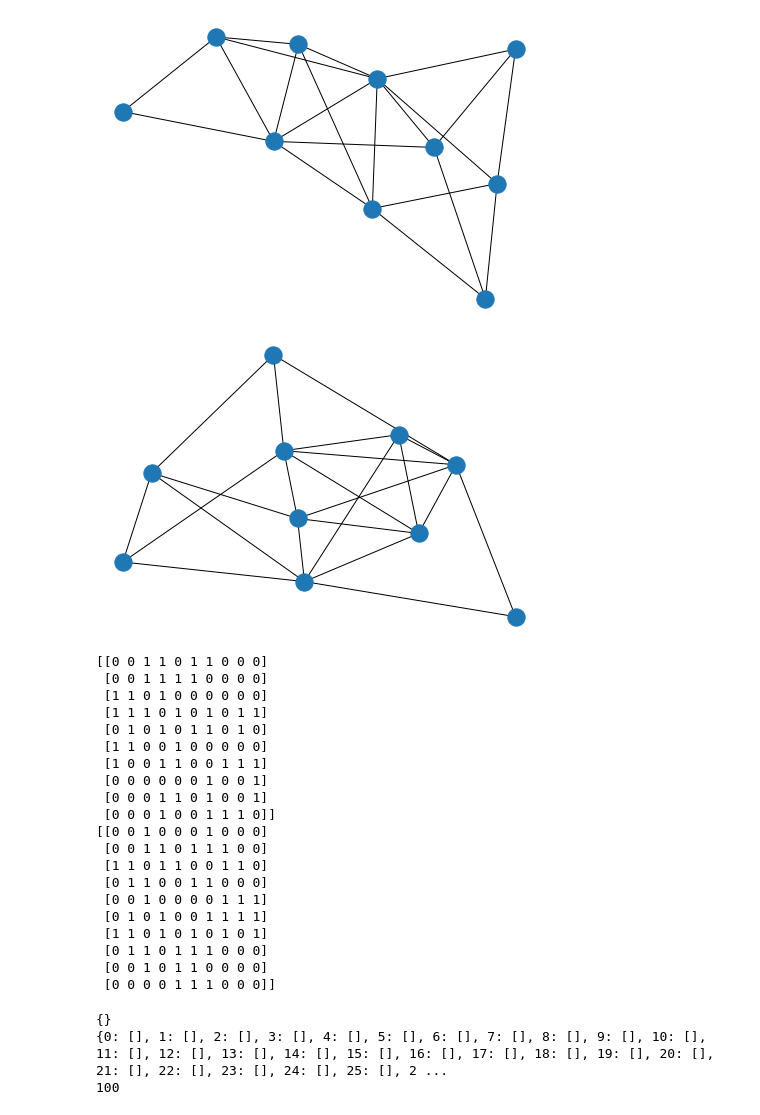
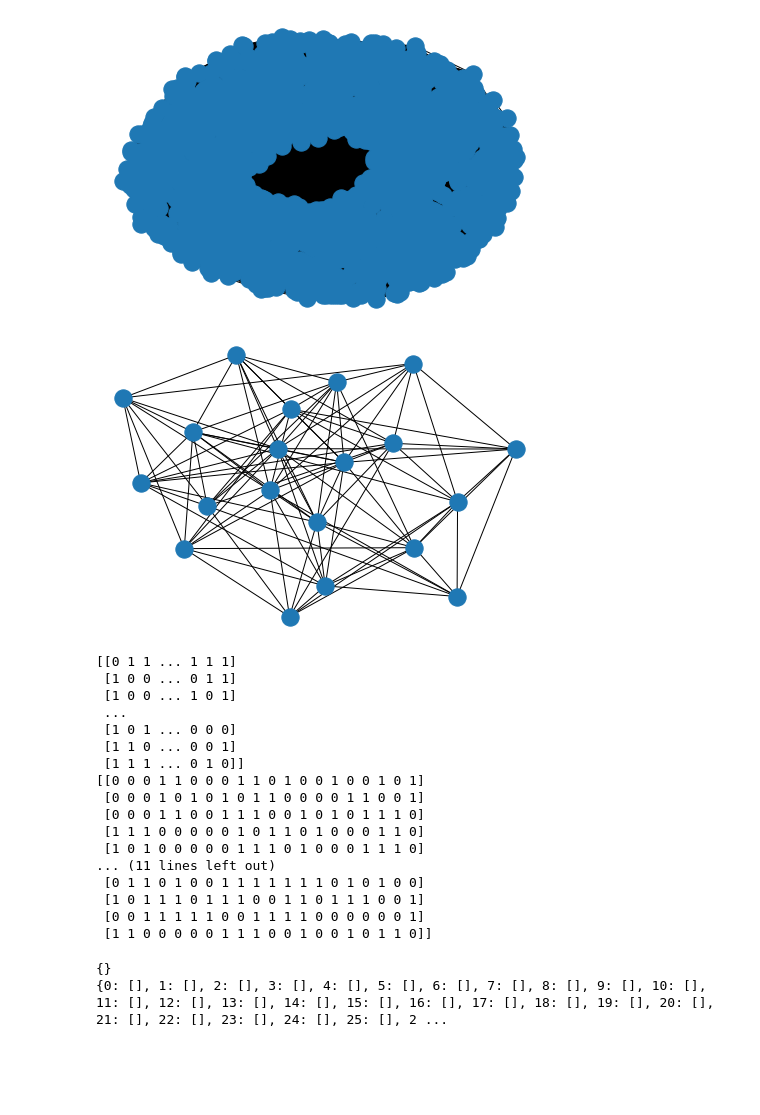
Before and after one commit to rajeshkpandey/AWESOME-FER, a Jupyter notebook: Epidemics_ABM.ipynb, the cells around one changed output. Drawn from its saved outputs; the diff is of its cells as text; code cells hidden in the pictures; blank space fills up the shorter version.

```diff
--- a/Epidemics_ABM.ipynb
+++ b/Epidemics_ABM.ipynb
@@ -3,36 +3,36 @@
 # %%
 #Erdos-Renyi Graph in Networkx
 import random
 import copy
 from networkx import nx
 import matplotlib.pyplot as plt
 
-N = 10  # 400 Indian Cities
-K = 100  # 400000 Agents(people under influence)
+N = 2000  # 400 Indian Cities
+K = 500000  # 400000 Agents(people under influence)
 #M = 30  # 30 Edges
-NN = 10 # 40 nodes contact network of Cities
+NN = 20 # 40 nodes contact network of Cities
 
 
 #Graph = nx.gnm_random_graph(N, M)
 
 P = .5 #Probabibilty for Node Connection in random graph
 PP = .5
 Graph = nx.erdos_renyi_graph(N,P) # Use Networkx to generate a random graph of N nodes being connected with probability P.
 GraphN = nx.erdos_renyi_graph(NN,PP)
 
 
 # some network properties
 #print("the adjacency list")
 #for line in nx.generate_adjlist(Graph):
 #    print(line)
 
 nx.draw(Graph)
 plt.show()
 nx.draw(GraphN)
 plt.show()
 # %% [output]
-[figure, old version]
+[figure, new version]
-[figure, old version]
+[figure, new version]
 # %%
 #!jupyter notebook --generate-config
 # %%
@@ -49,26 +49,23 @@ Adjacency_matrixN = AN.todense()
 print(Adjacency_matrix)
 print(Adjacency_matrixN)
 # %% [output]
-[[0 0 1 1 0 1 1 0 0 0]
- [0 0 1 1 1 1 0 0 0 0]
- [1 1 0 1 0 0 0 0 0 0]
- [1 1 1 0 1 0 1 0 1 1]
- [0 1 0 1 0 1 1 0 1 0]
- [1 1 0 0 1 0 0 0 0 0]
- [1 0 0 1 1 0 0 1 1 1]
- [0 0 0 0 0 0 1 0 0 1]
- [0 0 0 1 1 0 1 0 0 1]
- [0 0 0 1 0 0 1 1 1 0]]
-[[0 0 1 0 0 0 1 0 0 0]
- [0 0 1 1 0 1 1 1 0 0]
- [1 1 0 1 1 0 0 1 1 0]
- [0 1 1 0 0 1 1 0 0 0]
- [0 0 1 0 0 0 0 1 1 1]
- [0 1 0 1 0 0 1 1 1 1]
- [1 1 0 1 0 1 0 1 0 1]
- [0 1 1 0 1 1 1 0 0 0]
- [0 0 1 0 1 1 0 0 0 0]
- [0 0 0 0 1 1 1 0 0 0]]
+[[0 1 1 ... 1 1 1]
+ [1 0 0 ... 0 1 1]
+ [1 0 0 ... 1 0 1]
+ ...
+ [1 0 1 ... 0 0 0]
+ [1 1 0 ... 0 0 1]
+ [1 1 1 ... 0 1 0]]
+[[0 0 0 1 1 0 0 0 1 1 0 1 0 0 1 0 0 1 0 1]
+ [0 0 0 1 0 1 0 1 0 1 1 0 0 0 0 1 1 0 0 1]
+ [0 0 0 1 1 0 0 1 1 1 0 0 1 0 1 0 1 1 1 0]
+ [1 1 1 0 0 0 0 0 1 0 1 1 0 1 0 0 0 1 1 0]
+ [1 0 1 0 0 0 0 0 1 1 1 0 1 0 0 0 1 1 1 0]
+... (11 lines left out)
+ [0 1 1 0 1 0 0 1 1 1 1 1 1 1 0 1 0 1 0 0]
+ [1 0 1 1 1 0 1 1 1 0 0 1 1 0 1 1 1 0 0 1]
+ [0 0 1 1 1 1 1 0 0 1 1 1 1 0 0 0 0 0 0 1]
+ [1 1 0 0 0 0 0 1 1 1 0 0 1 0 0 1 0 1 1 0]]
 # %%
 #Empty Node Dictionary [ A Dictionary consisting list of agent states on Graph Nodes]
 Node = {}
@@ -81,7 +78,6 @@ print(len(Node))
 # %% [output]
 {}
 {0: [], 1: [], 2: [], 3: [], 4: [], 5: [], 6: [], 7: [], 8: [], 9: [], 10: [], 11: [], 12: [], 13: [], 14: [], 15: [], 16: [], 17: [], 18: [], 19: [], 20: [], 21: [], 22: [], 23: [], 24: [], 25: [], 2 ...
-100
 # %%
 #Adding Viral_Index Randomly
 for i in range(N):
```
Also changed, not shown: parts of 5 cells of this notebook.
